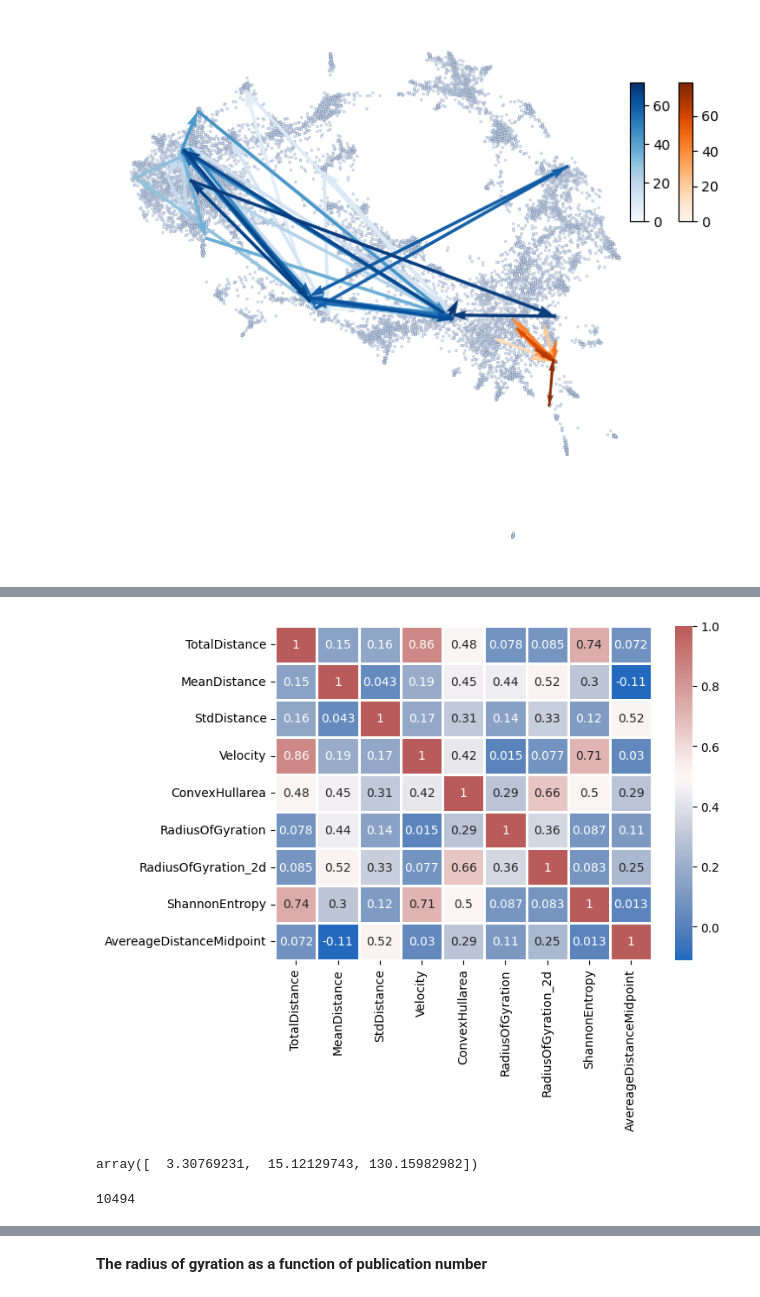
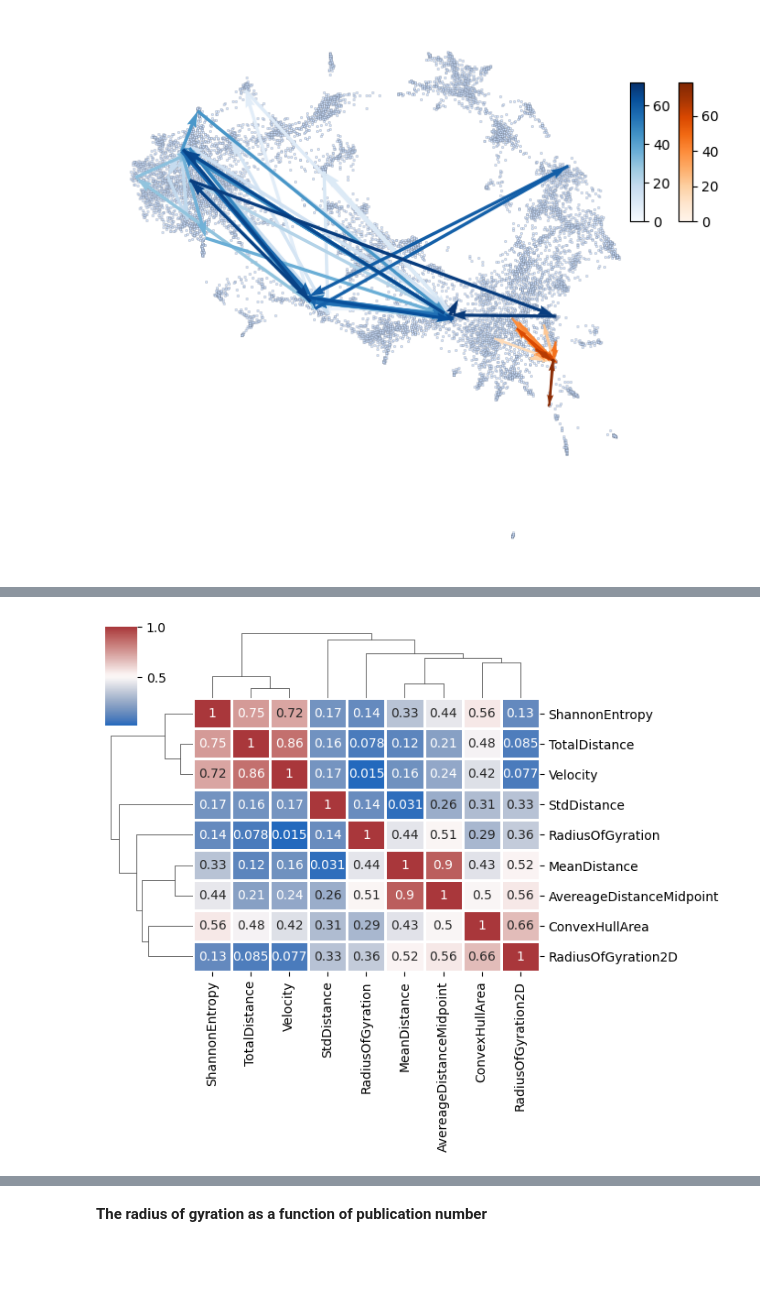
Before and after one commit to YangliuF95/Author_trajectory, a Jupyter notebook: code/02.analysis/data_analysis.ipynb, the cells around one changed output, grey strips where cells are left out. Saved outputs shown, nothing was run; the diff lists cells and outputs as text; code cells hidden in the pictures; blank space fills up the shorter version.

```diff
--- a/code/02.analysis/data_analysis.ipynb
+++ b/code/02.analysis/data_analysis.ipynb
@@ -150,3 +222,7 @@ journal_sequence=explode(sequences,['Year','PaperId','VenueId','PaperTitle','Ori
+# %%
+# old researchers
+sequences['old']=sequences.Career_year.apply(lambda x: 1 if x<1980 else 0)
+sequences=sequences[sequences.old==1].reset_index(drop=True)
 # %%
 # Get the trained periodical embeddings
 we_dict = dict({})
@@ -528,26 +641,25 @@ ax.axis('off')
 # %%
 # some measurements
 sequence_1['PublicationCount']=sequence_1.VenueSequence.apply(lambda x:len(x))
-sequence_1['UniqueVenue']=sequence_1.VenueId.apply(lambda x: len(list(set(x.split('; ')))))
-sequence_1['YearSpan']=sequence_1.Year.apply(lambda x:eval(x.split('; ')[-1])-eval(x.split('; ')[0])+1)
+sequence_1['UniqueVenue']=sequence_1.VenueId.apply(lambda x: list(set(x.split('; '))))
+sequence_1['YearSpan']=sequence_1.Year.apply(lambda x:eval(max(x.split('; ')))-eval(min(x.split('; ')))+1)
 sequence_1['TotalDistanceNorm']=sequence_1.VenueSequence.apply(lambda x: distance_norm(x))
-sequence_1['MeanDistanceNorm']=sequence_1['TotalDistanceNorm']/sequence_1['PublicationCount']
+sequence_1['MeanDistanceNorm']=sequence_1.VenueSequence.apply(lambda x: distance_mean(x))
 sequence_1['Velocity']=sequence_1['TotalDistanceNorm']/sequence_1['YearSpan']
 sequence_1['StdDistanceNorm']=sequence_1.VenueSequence.apply(lambda x: distance_std(x))
 
 sequence_1['AvereageDistanceMidpoint']=sequence_1.VenueSequence.apply(lambda x: Averagetocentroid(x))
 sequence_1['RadiusOfGyration']=sequence_1.VenueSequence.apply(lambda x: Gyration(x))
-#sequence_1['Midpoint']=sequence_1.VenueSequence.apply(lambda x: middle(x))
-#sequence_1['JumpSize']=sequence_1.VenueSequence.apply(lambda x:JumpSize(x))
+sequence_1['Midpoint']=sequence_1.VenueSequence.apply(lambda x: middle(x))
+sequence_1['JumpSize']=sequence_1.VenueSequence.apply(lambda x:JumpSize(x))
 sequence_1['Trips']=sequence_1.VenueId.apply(lambda x: trips(x))
-sequence_1['ShannonEntropy']=sequence_1.Trips.apply(lambda x: estimate_shannon_entropy(x))
+sequence_1['ShannonEntropy_trips']=sequence_1.Trips.apply(lambda x: estimate_shannon_entropy(x))
+sequence_1['ShannonEntropy_places']=sequence_1.UniqueVenue.apply(lambda x: estimate_shannon_entropy(x))
 
 # 2d measurements
 
 #sequence_1['Midpoint_2d']=sequence_1.VenueSequence_2d.apply(lambda x: middle(x))
 sequence_1['RadiusOfGyration_2d']=sequence_1.VenueSequence_2d.apply(lambda x: Gyration(x))
-#sequence_1['RadiusOfGyration_5d']=sequence_1.VenueSequence_5d.apply(lambda x: Gyration(x))
-#sequence_1['RadiusOfGyration_10d']=sequence_1.VenueSequence_10d.apply(lambda x: Gyration(x))
 sequence_1['ConvexHullArea']=sequence_1.VenueSequence_2d.apply(lambda x: ConvexArea(x))
 # %%
 # num of authors with more than 20 publications
@@ -561,27 +717,23 @@ sequence_2.AuthorId=sequence_2.AuthorId.astype(np.int64)
 sequence_new=sequence_2.merge(pub[['AuthorId','Background', 'CitationCount', 'PaperCount']], on=['AuthorId'])
 
 sequences.AuthorId=sequences.AuthorId.astype(np.int64)
-sequence_new=sequence_new.merge(sequences[['AuthorId', "AverageCitation", 'Age','MedianCitation','Percentile75Citation']], on=['AuthorId'])
+sequence_new=sequence_new.merge(sequences[['AuthorId', "AverageCitation", 'Age','MedianCitation','Percentile75Citation', "AverageCitation_log"]], on=['AuthorId'])
 sequence_new.Age=sequence_new.Age.astype(np.int64)
 sequence_new['Background_1']=sequence_new.AuthorId.apply(lambda x: fields_2[int(x)])
 sequence_new['Field_1']=sequence_new.Background_1.apply(lambda x: field_dict[x])
 # %%
-sequence_new_1=sequence_new[['TotalDistanceNorm', 'MeanDistanceNorm', 'StdDistanceNorm','Velocity','AvereageDistanceMidpoint','ConvexHullArea', 'RadiusOfGyration', 'RadiusOfGyration_2d','ShannonEntropy']]
-sequence_new_1.columns=['TotalDistance', 'MeanDistance', 'StdDistance', 'Velocity',
-       'AvereageDistanceMidpoint', 'ConvexHullarea', 'RadiusOfGyration',  'RadiusOfGyration_2d', 'ShannonEntropy']
+sequence_new_1=sequence_new[['TotalDistanceNorm', 'MeanDistanceNorm', 'StdDistanceNorm','Velocity','AvereageDistanceMidpoint','ConvexHullArea', 'RadiusOfGyration', 'RadiusOfGyration_2d','ShannonEntropy_places']]
+sequence_new_1.columns=['TotalDistance', 'MeanDistance', 'StdDistance', 'Velocity', 'AvereageDistanceMidpoint',
+        'ConvexHullArea', 'RadiusOfGyration',  'RadiusOfGyration2D','ShannonEntropy']
 # %%
 # measure correlation
 ms=['TotalDistance', 'MeanDistance', 'StdDistance', 'Velocity',
-        'ConvexHullarea', 'RadiusOfGyration',  'RadiusOfGyration_2d','ShannonEntropy', 'AvereageDistanceMidpoint']
-fig, ax=plt.subplots(figsize=(7,5
-                             ))
-ax=sns.heatmap(sequence_new_1[ms].corr(), center=0.5,  linewidths=1,cmap="vlag", annot=True )
-#sequence_new_1.corr().to_csv('data_cluster.csv', index=False)
+        'ConvexHullArea', 'RadiusOfGyration',  'RadiusOfGyration2D','ShannonEntropy', 'AvereageDistanceMidpoint']
+#fig, ax=plt.subplots(figsize=(7,5
+#                             ))
+g=sns.clustermap(sequence_new_1[ms].corr(),  linewidths=1,cmap="vlag", annot=True, figsize=(7,6))
+plt.show();
 # %% [output]
-[figure, old version]
+[figure, new version]
-# %%
-np.quantile(sequence_new.AverageCitation.values, q=[0.05, 0.5, 0.99])
-# %% [output]
-array([  3.30769231,  15.12129743, 130.15982982])
 # %%
 new_sample=sequence_new.copy()
@@ -589,7 +741,3 @@ new_sample=sequence_new.copy()
-# %%
-len(sequence_new)
-# %% [output]
-10494
 # %%
 def generate(new_sample, x):
     deciles=np.quantile(new_sample[x].values, q=[i*0.1 for i in range(11)])
```
Also changed, not shown: parts of 105 cells of this notebook, 2 other files.
